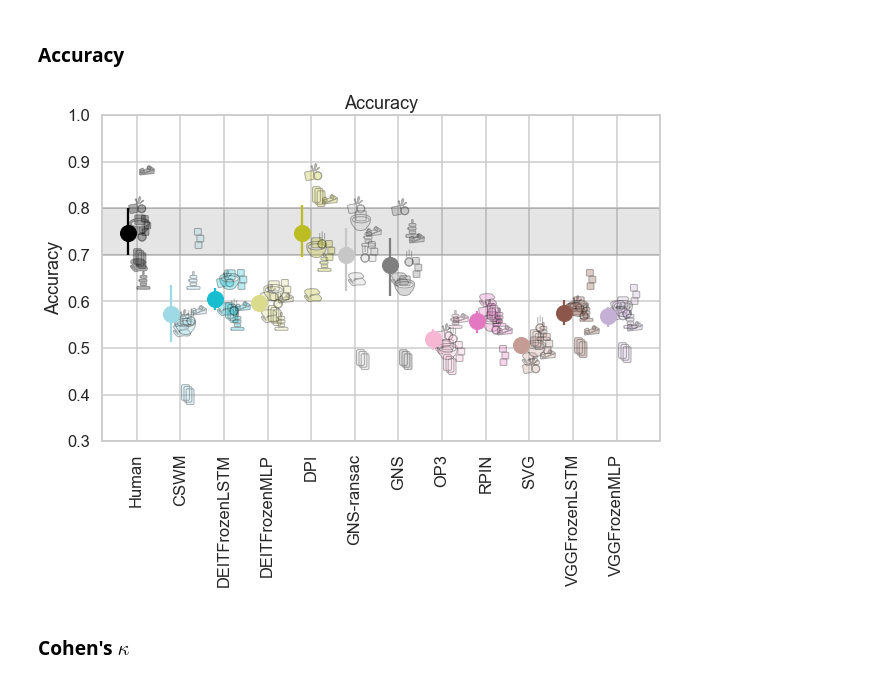
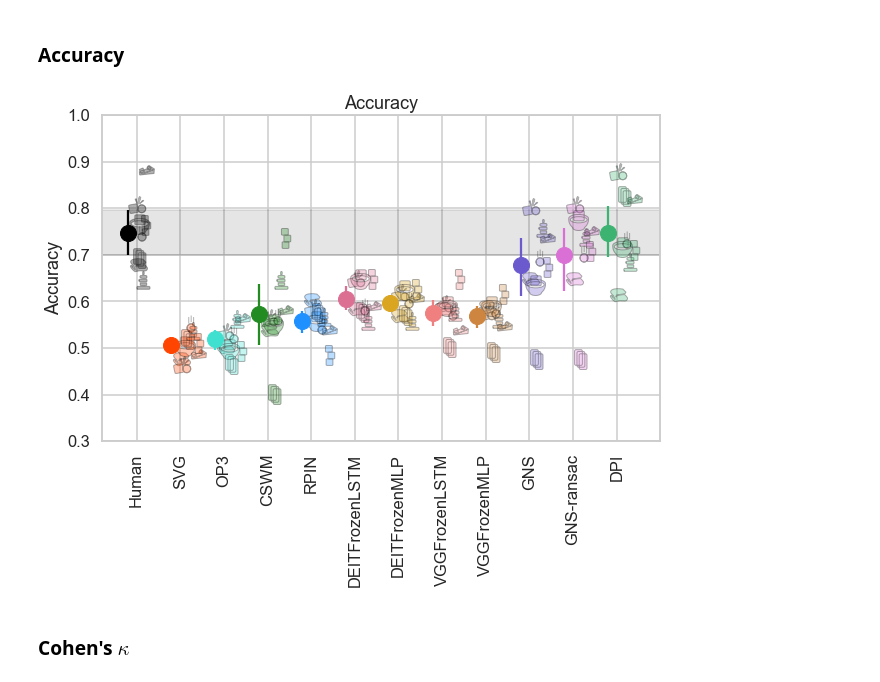
Before and after one commit to cogtoolslab/physics-benchmarking-neurips2021, a Jupyter notebook: analysis/paper_plots.ipynb, the cells around one changed output. Cells and saved outputs as stored; diff of their text form; code cells hidden in the pictures.

Commit message:
Reordered model and hardcoded colors

```diff
--- a/analysis/paper_plots.ipynb
+++ b/analysis/paper_plots.ipynb
@@ -152,4 +152,16 @@ MODELS = dict(MH.groupby('Model Kind')['Model'].first())
 assert np.all(MH.groupby('Model Kind')['ModelID'].count() == 8)
 # %%
 #rename these by hand if necessary
-MODELS
+MODELS = {
+ 'SVG_VGG_0.0_VAE_all_VAE_0_same': 'SVG',
+ 'OP3_OP3 encoder_0.0_Image Reconstruction_all_Image Reconstruction_0_same': 'OP3',
+ 'CSWM_CSWM encoder_0.0_Contrastive_all_Contrastive_0_same': 'CSWM',
+ 'RPIN_R-CNN_0.0_L2 on 2D position_all_L2 on 2D position_0_same': 'RPIN',
+ 'DEITFrozenLSTM_DEIT_nan_nan_nan_L2 on latent_0_same': 'DEITFrozenLSTM',
+ 'DEITFrozenMLP_DEIT_nan_nan_nan_L2 on latent_0_same': 'DEITFrozenMLP',
+ 'VGGFrozenLSTM_VGG_nan_nan_nan_L2 on latent_0_same': 'VGGFrozenLSTM',
+ 'VGGFrozenMLP_VGG_nan_nan_nan_L2 on latent_0_same': 'VGGFrozenMLP',
+ 'GNS_nan_nan_nan_nan_L2 on particle 3D positions_1_same': 'GNS',
+ 'GNS-ransac_nan_nan_nan_nan_L2 on particle 3D positions_1_same': 'GNS-ransac',
+ 'DPI_nan_nan_nan_nan_L2 on particle 3D positions_1_same': 'DPI',
+}
@@ -168,3 +168,17 @@ MODELS
+# %%
+COLORS = {
+    'SVG':'orangered',
+    'OP3':'turquoise',
+    'CSWM':'forestgreen',
+    'RPIN':'dodgerblue',
+    'DEITFrozenLSTM':'palevioletred',
+    'DEITFrozenMLP':'goldenrod',
+    'VGGFrozenLSTM':'lightcoral',
+    'VGGFrozenMLP':'peru',
+    'GNS':'slateblue',
+    'GNS-ransac':'orchid',
+    'DPI':'mediumseagreen',
+}
 # %% [markdown]
 ORder:
 humans on the right
@@ -277,40 +291,40 @@ for si,scenario in enumerate(SCENARIOS):
         axis.plot(x+1+si*SCEN_SHIFT,MH[(MH['scenario']==scenario) & (MH['Model Kind'] == model)]['model_correct'],
                   marker=ICONS[scenario],
                   fillstyle='full',
-                  markerfacecolor=cmap[x],
+                  markerfacecolor=COLORS[model_name],
                   color="black",
                   label=scenario,
                   alpha=.3,
                   ms=MARKER_SIZE)
 #plot means
 ## human
 lb_human = abs(mean_human - lb_human) #as we error relative to mean
 ub_human = abs(mean_human - ub_human)
 axis.errorbar(0-.2,mean_human,
               yerr=([lb_human],[ub_human]),
               label="Human",
               color="black",
               marker = "o",
               ms=MARKER_SIZE*MEAN_MULTIPLIER)
 ## models
 for x,(model,model_name) in enumerate(MODELS.items()):
     mean,lb,ub,_,_ = bootstrap_means(MH[(MH['Model Kind'] == model)]['model_correct'])
     axis.errorbar(x+1-.2,mean,([abs(mean-lb)],[abs(mean-ub)]),
       marker="o",
-      color=cmap[x],
+      color=COLORS[model_name],
       label=model_name,
       ms=MARKER_SIZE*MEAN_MULTIPLIER)
 
 #add labels
 axis.set_xticks(np.arange(len(MODELS)+1))
 axis.set_xticklabels(["Human"] + list(MODELS.values()),rotation=90)
 axis.set_title("Accuracy")
 axis.set_ylabel("Accuracy")
 axis.set_ybound((0.3,1))
 plt.savefig(os.path.join(plot_dir,"human_model_accuracy.pdf"),bbox_inches='tight')
 plt.show()
 # %% [output]
-[figure, old version]
+[figure, new version]
 # %% [markdown]
 ### Cohen's $\kappa$
 # %%
```
Also changed, not shown: parts of 3 cells of this notebook.
